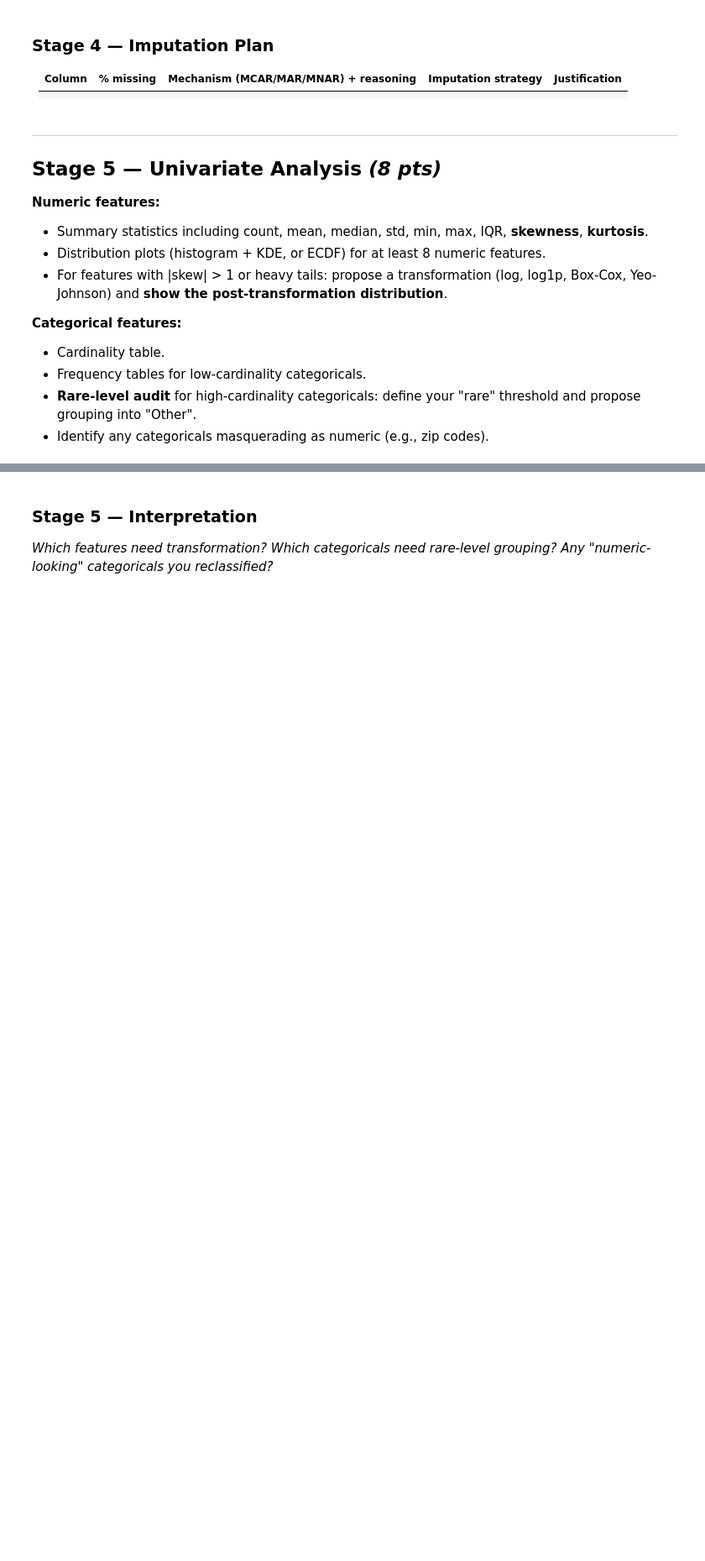
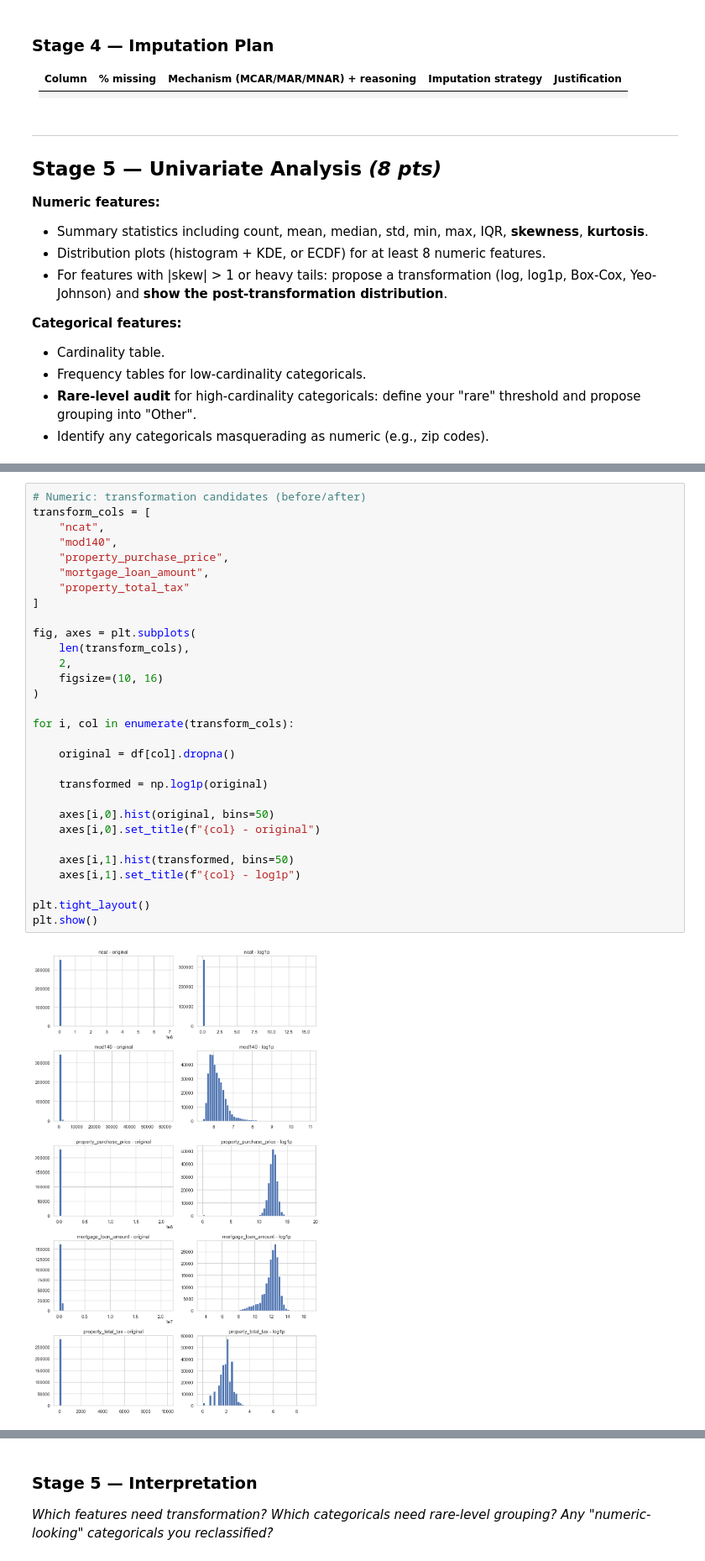
Before and after one commit to leah0727/GRAD_5800, a Jupyter notebook: capstone_eda_starter_notebook.ipynb, the cells around one changed output, grey strips where cells are left out. Shown at 84% size. Saved outputs shown, nothing was run; the diff lists cells and outputs as text; blank space fills up the shorter version.

```diff
--- a/capstone_eda_starter_notebook.ipynb
+++ b/capstone_eda_starter_notebook.ipynb
@@ -690,0 +752,32 @@ open_auto_loan_high
+# %%
+# Numeric: transformation candidates (before/after)
+transform_cols = [
+    "ncat",
+    "mod140",
+    "property_purchase_price",
+    "mortgage_loan_amount",
+    "property_total_tax"
+]
+
+fig, axes = plt.subplots(
+    len(transform_cols),
+    2,
+    figsize=(10, 16)
+)
+
+for i, col in enumerate(transform_cols):
+
+    original = df[col].dropna()
+
+    transformed = np.log1p(original)
+
+    axes[i,0].hist(original, bins=50)
+    axes[i,0].set_title(f"{col} - original")
+
+    axes[i,1].hist(transformed, bins=50)
+    axes[i,1].set_title(f"{col} - log1p")
+
+plt.tight_layout()
+plt.show()
+# %% [output]
+[figure, added]
```
Also changed, not shown: parts of 52 cells of this notebook, 3 other files.
